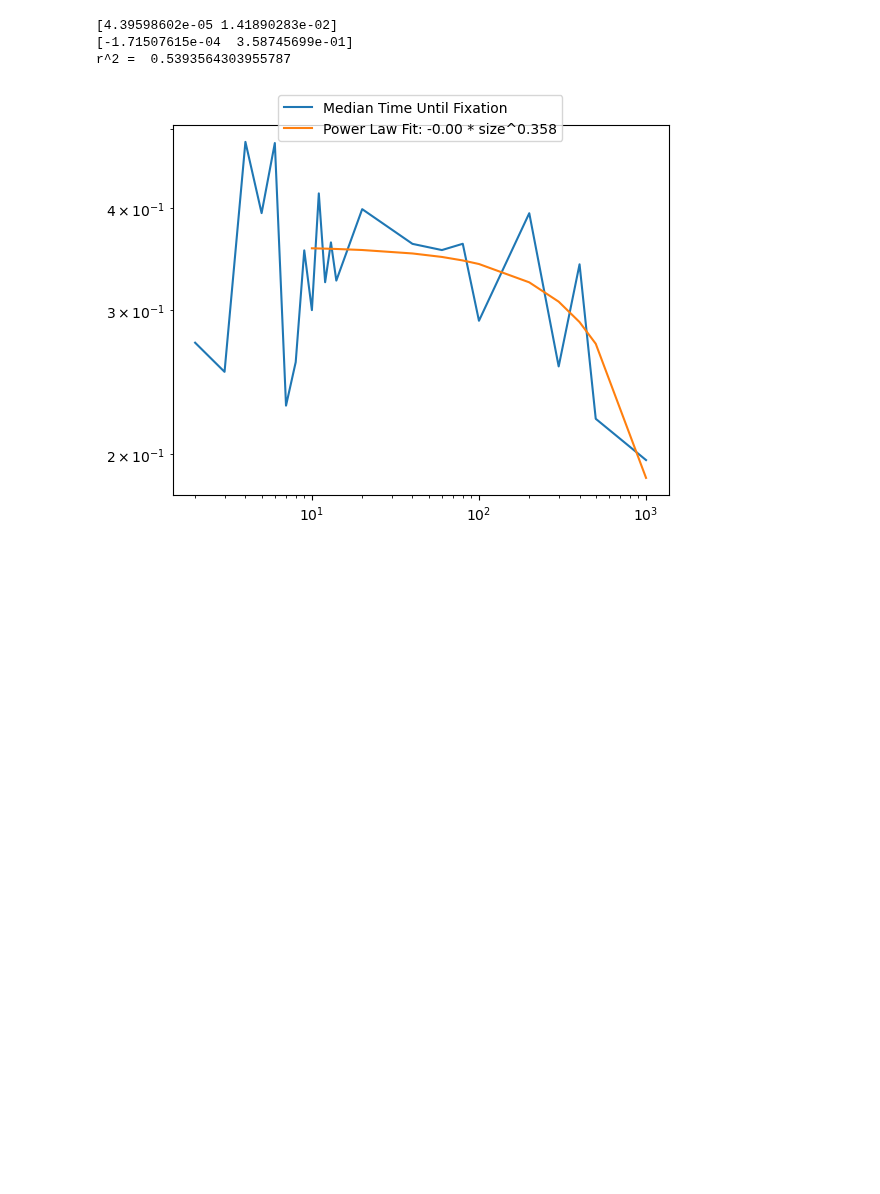
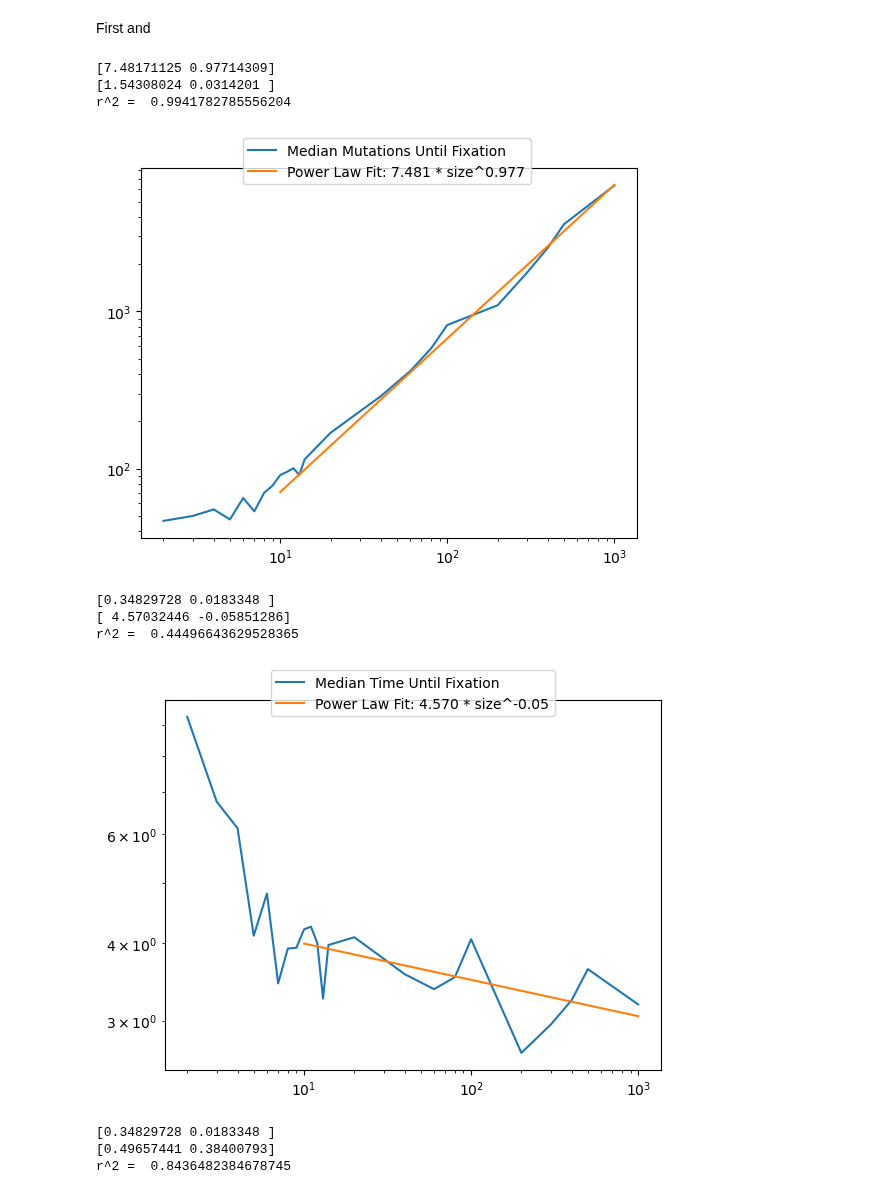
Before and after one commit to ZBoroda/logic_gate_modeling, a Jupyter notebook: curve_fitting.ipynb, the cells around one changed output. Saved outputs shown, nothing was run; the diff lists cells and outputs as text; code cells hidden in the pictures; blank space fills up the shorter version.

```diff
--- a/curve_fitting.ipynb
+++ b/curve_fitting.ipynb
@@ -1,9 +0,0 @@
-# %%
-from scipy.optimize import curve_fit
-from sklearn import metrics
-import pickle
-import matplotlib.pyplot as plt
-import numpy as np
-from run_evolution_experiment import DataFromExperiment
-with open('experiment_data/and.pickle', 'rb') as f:
-        data = pickle.load(f)
@@ -33,17 +61,16 @@ r^2 =  0.9093371144618289
-# %%
-pars_time, cov_times = curve_fit(f=power_law, xdata=data.sizes[size_to_index_dict[10]:], ydata=data.medians_times[size_to_index_dict[10]:], p0=[0,0], bounds=(-np.inf, np.inf))
-perr_times = np.sqrt(np.diag(cov_times))
-print(perr_times)
-fig, ax = plt.subplots(1, 1)
-print(pars_time)
-print("r^2 = ", metrics.r2_score(data.medians_times[size_to_index_dict[10]:], power_law(data.sizes[size_to_index_dict[10]:], *pars_time)))
-ax.loglog(data.sizes, data.medians_times, label="Median Time Until Fixation")
-ax.loglog(data.sizes[size_to_index_dict[10]:], power_law(data.sizes[size_to_index_dict[10]:], *pars_time), label="Power Law Fit: " +str(pars_time[0])[:5] +" * size^" +str(pars_time[1])[:5])
-ax.legend(bbox_to_anchor=(0.8, 1.1))
-fig.savefig('medianTimeTillFixationAndWithFittedPlot.png', dpi=1200)
-plt.show()
-# %% [output]
-[4.39598602e-05 1.41890283e-02]
-[-1.71507615e-04  3.58745699e-01]
-r^2 =  0.5393564303955787
-[figure, removed]
+# %% [markdown]
+First and
+# %%
+plot_data('and', 10)
+# %% [output]
+[7.48171125 0.97714309]
+[1.54308024 0.0314201 ]
+r^2 =  0.9941782785556204
+[figure, added]
+[0.34829728 0.0183348 ]
+[ 4.57032446 -0.05851286]
+r^2 =  0.44496643629528365
+[figure, added]
+[0.34829728 0.0183348 ]
+[0.49657441 0.38400793]
+r^2 =  0.8436482384678745
```
Also changed, not shown: parts of 7 cells of this notebook, 7 other files.
